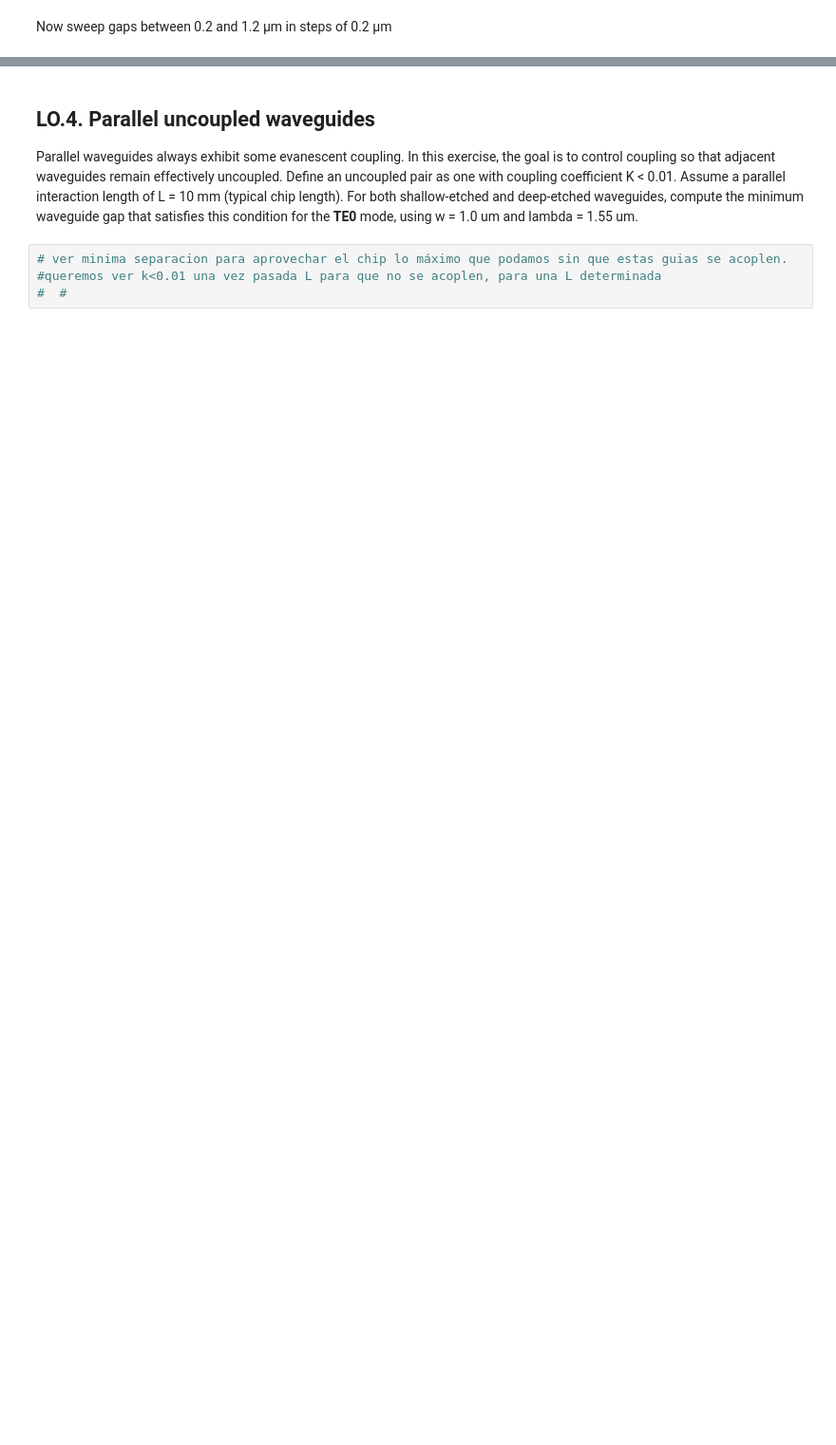
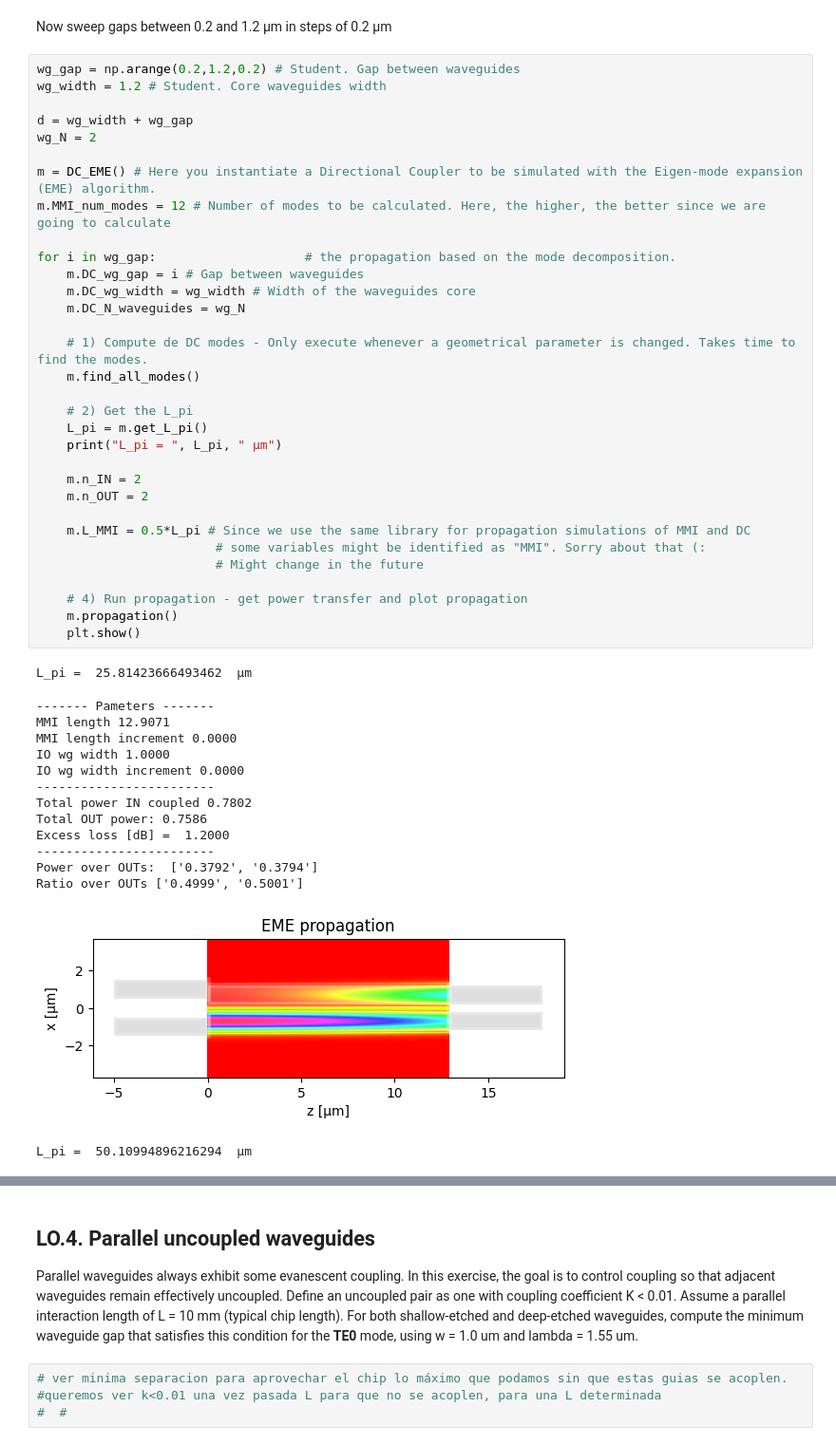
Before and after one commit to miiraandaa/cifoin-lab2, a Jupyter notebook: COUPLERS_Student.ipynb, the cells around one changed output, grey strips where cells are left out. Shown at 95% size. Cells and saved outputs as stored; diff of their text form; blank space fills up the shorter version.

```diff
--- a/COUPLERS_Student.ipynb
+++ b/COUPLERS_Student.ipynb
@@ -290,2 +304,50 @@ m.propagation()
 # %% [markdown]
 Now sweep gaps between 0.2 and 1.2 µm in steps of 0.2 µm
+# %%
+wg_gap = np.arange(0.2,1.2,0.2) # Student. Gap between waveguides
+wg_width = 1.2 # Student. Core waveguides width
+
+d = wg_width + wg_gap
+wg_N = 2
+
+m = DC_EME() # Here you instantiate a Directional Coupler to be simulated with the Eigen-mode expansion (EME) algorithm.
+m.MMI_num_modes = 12 # Number of modes to be calculated. Here, the higher, the better since we are going to calculate
+
+for i in wg_gap:                    # the propagation based on the mode decomposition.
+    m.DC_wg_gap = i # Gap between waveguides
+    m.DC_wg_width = wg_width # Width of the waveguides core
+    m.DC_N_waveguides = wg_N
+
+    # 1) Compute de DC modes - Only execute whenever a geometrical parameter is changed. Takes time to find the modes.
+    m.find_all_modes()
+
+    # 2) Get the L_pi
+    L_pi = m.get_L_pi()
+    print("L_pi = ", L_pi, " µm")
+
+    m.n_IN = 2
+    m.n_OUT = 2
+
+    m.L_MMI = 0.5*L_pi # Since we use the same library for propagation simulations of MMI and DC
+                        # some variables might be identified as "MMI". Sorry about that (:
+                        # Might change in the future
+
+    # 4) Run propagation - get power transfer and plot propagation
+    m.propagation()
+    plt.show()
+# %% [output]
+L_pi =  25.81423666493462  µm
+------- Pameters -------
+MMI length 12.9071
+MMI length increment 0.0000
+IO wg width 1.0000
+IO wg width increment 0.0000
+------------------------
+Total power IN coupled 0.7802
+Total OUT power: 0.7586
+Excess loss [dB] =  1.2000
+------------------------
+Power over OUTs:  ['0.3792', '0.3794']
+Ratio over OUTs ['0.4999', '0.5001']
+[figure, added]
+L_pi =  50.10994896216294  µm
```
Also changed, not shown: parts of 8 cells of this notebook, 1 other file.
